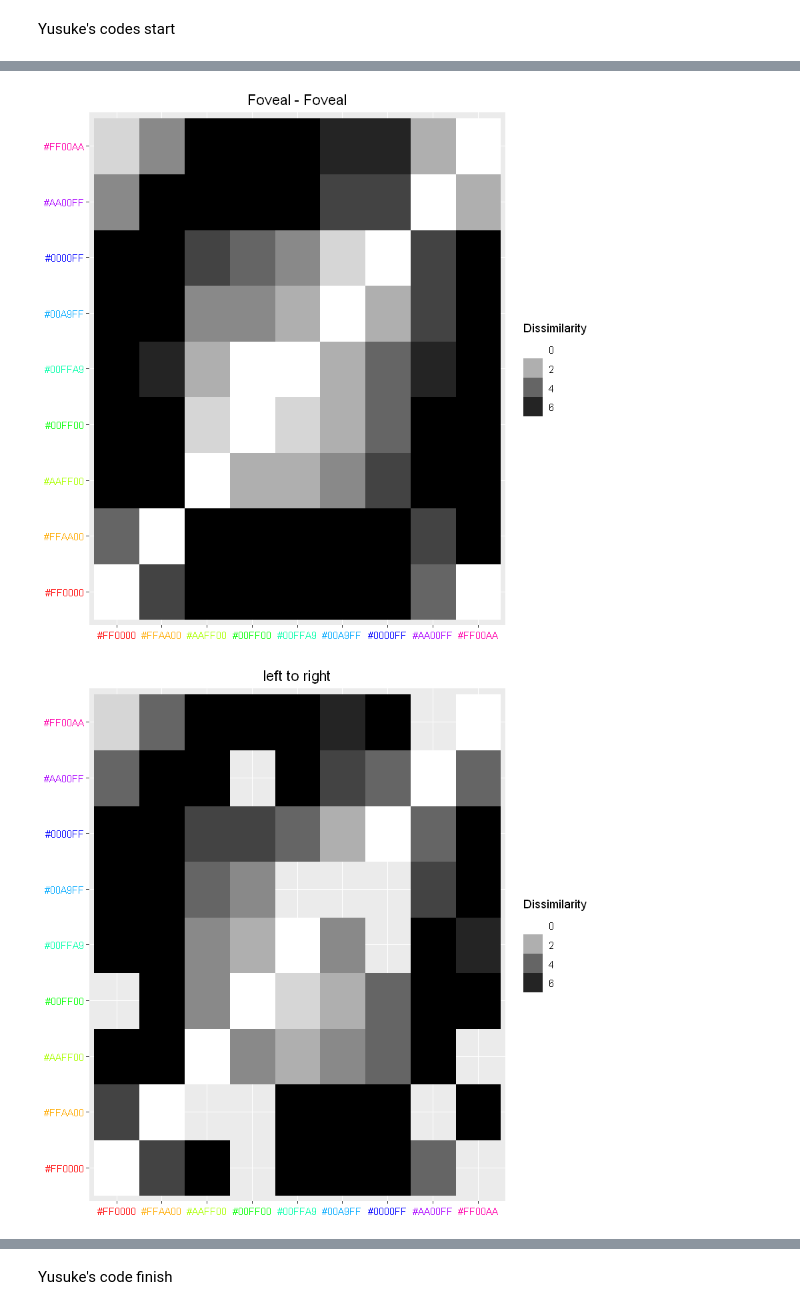
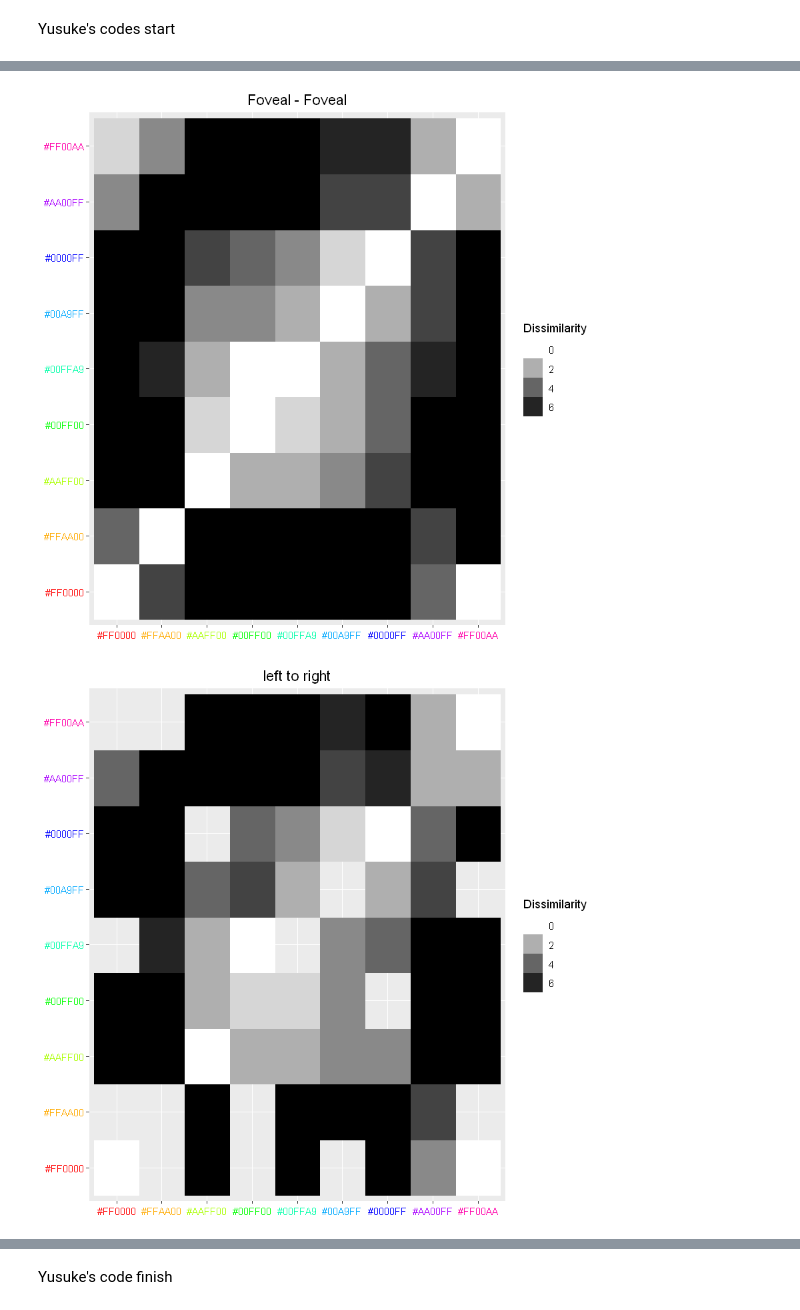
Before and after one commit to Yusuke710/Intern2020WinterProject4, a Jupyter notebook: Fovea vs. Periphery Color Similarity Pilot Analysis - All Data Analysis-Copy1.ipynb, the cells around one changed output, grey strips where cells are left out. Cells and saved outputs as stored; diff of their text form; code cells hidden in the pictures.

```diff
--- a/Fovea vs. Periphery Color Similarity Pilot Analysis - All Data Analysis-Copy1.ipynb
+++ b/Fovea vs. Periphery Color Similarity Pilot Analysis - All Data Analysis-Copy1.ipynb
@@ -1,8 +1,8 @@
 # %% [markdown]
 ### Filename we're going to play with
 # %%
-#filename = "data/mturkfvppilot_scaling3_time250_2stim.csv"
-filename = "data/alldata.csv"
+filename = "data/mturkfvppilot_scaling3_time250_2stim.csv"
+#filename = "data/alldata.csv"
 # %%
 stimuli_number = 9
 response_type_list = c('during','after_1','after_2')
@@ -822,9 +850,16 @@ cos(datadf$Position_1[1])
 # %%
-# obtain dissimilarity matrices with particular location values from dataframes
-dissimdata_position_left2right <- function(datadf, colors, Position_1, Position_2){
-    # select only the location we want to keep. Left is similar to right
-    datatemp = subset(datadf, Position_1 == "left")
-    #datatemp = subset(datatemp, Position_2 == "right")
+# obtain particular location values from dataframes for the plot function
+dissimdata_position <- function(datadf, colors, Position_1, Position_2, direction){
+    # select only the location we want to keep. eg. Left is similar to right
+    if (direction == "left2right")
+    {datatemp = subset(datadf, Position_1 == "left")}  # no need to set Position_2 == "right" as Position_2 is already set
+                                                       # by Position_1 == "left"
+    else if (direction == "right2left")
+    {datatemp = subset(datadf, Position_1 == "right")}
+    else if (direction == "top2bottom")
+    {datatemp = subset(datadf, Position_1 == "top")}
+    else if (direction == "bottom2top")
+    {datatemp = subset(datadf, Position_1 == "bottom")}
 
     # refactor the levels so they can be plotted properly later if need be
     datatemp$Color_1 <- with(datatemp, factor(Color_1, levels = colors))
@@ -873,11 +895,10 @@ dissimplot_position <- function(datadf,colors,dependent='color'){
 }
 # %%
 testdf <- subset(datadf, subject == 809668683)
-testdf <- label_left_right(testdf)
-testdf
+testdf <- label_position(testdf, "leftright")
+#testdf
 
 dissimplot(dissimdata(testdf, colors, l2e('Foveal'), l2e('Foveal')),colors)
-dissimplot_position(dissimdata_position_left2right(testdf, colors, Position_1, Position_2),colors)
-#dissimplot_position(dissimdata_position_left2right(testdf, colors, Position_2, Position_1),colors)
-dissimplot_position(dissimdata_position_right2left(testdf, colors, Position_1, Position_2),colors)
+dissimplot_position(dissimdata_position(testdf, colors, Position_1, Position_2, "left2right"),colors)
+#dissimplot_position(dissimdata_position_right2left(testdf, colors, Position_1, Position_2),colors)
 # %% [output]
@@ -901,2 +905,2 @@ dissimplot_position(dissimdata_position_right2left(testdf, colors, Position_1, P
 [figure]
-[figure, old version]
+[figure, new version]
```
Also changed, not shown: parts of 30 cells of this notebook.
